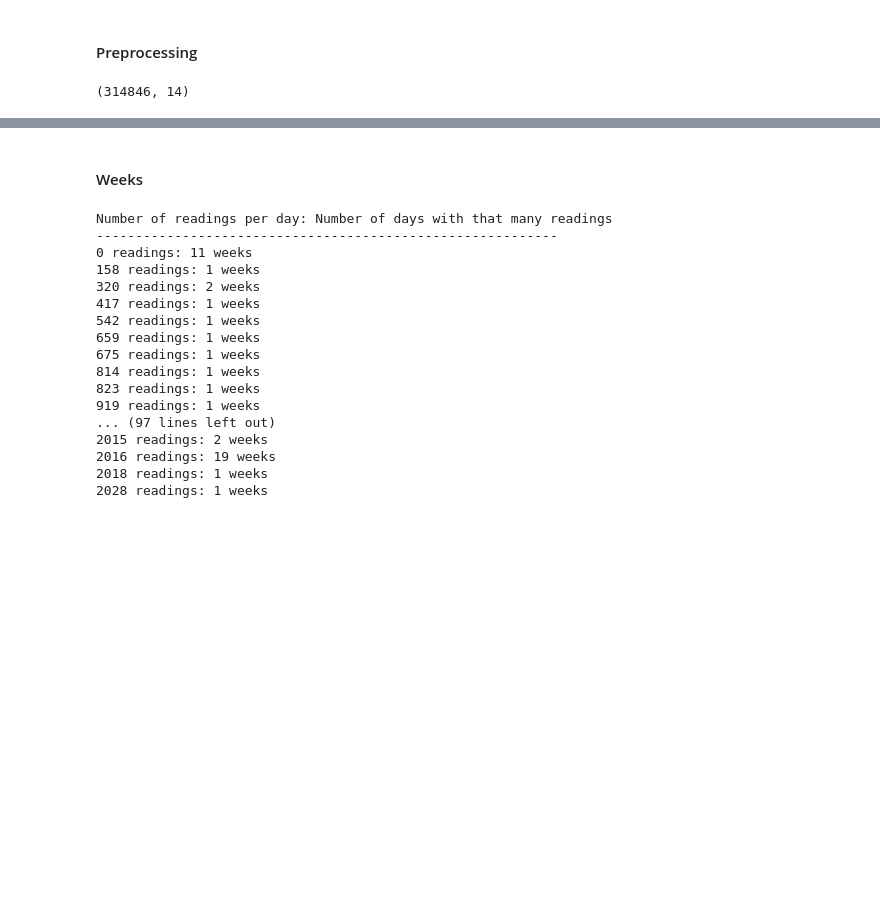
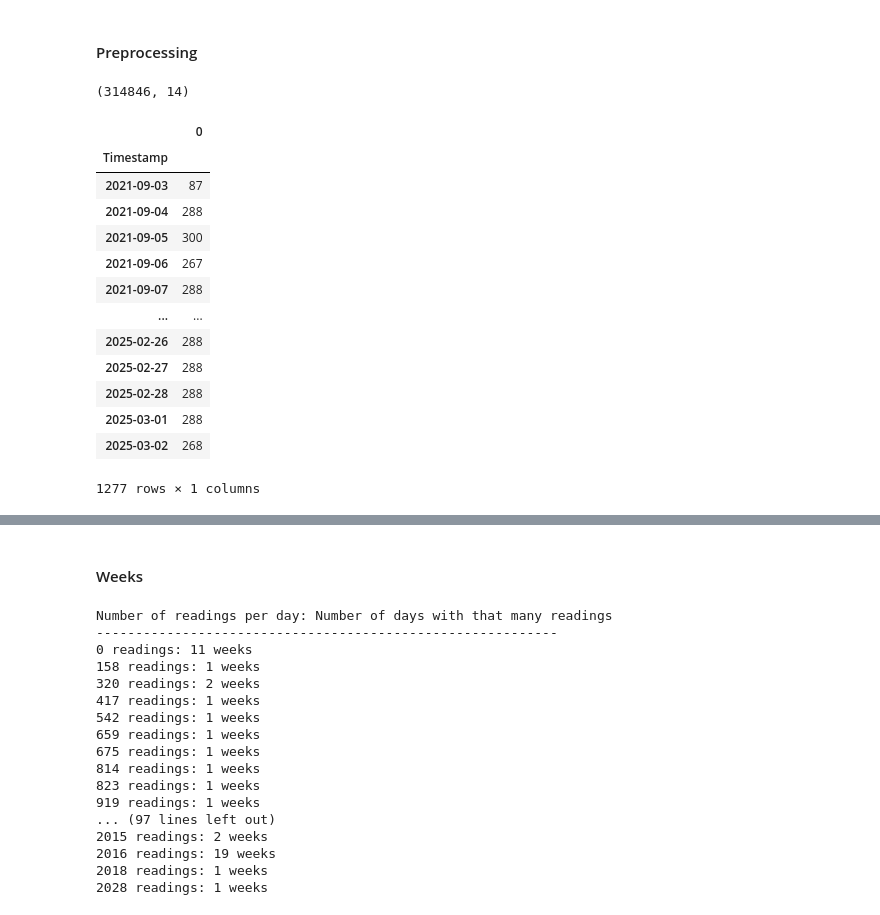
Before and after one commit to rjaisinghani99/blood_glucose_forecaster, a Jupyter notebook: Project_Milestone.ipynb, the cells around one changed output, grey strips where cells are left out. Saved outputs shown, nothing was run; the diff lists cells and outputs as text; code cells hidden in the pictures; blank space fills up the shorter version.

```diff
--- a/Project_Milestone.ipynb
+++ b/Project_Milestone.ipynb
@@ -34,3 +35,20 @@ dexcom_df.loc[dexcom_df['Glucose Value (mg/dL)'] == 'High', 'Glucose Value (mg/d
 dexcom_df['Glucose Value (mg/dL)'] = dexcom_df['Glucose Value (mg/dL)'].astype(int)
 # %%
 dexcom_df['Timestamp'] = pd.to_datetime(dexcom_df['Timestamp (YYYY-MM-DDThh:mm:ss)'])
+# %%
+daily_counts
+# %% [output]
+|  | 0 |
+| Timestamp |  |
+| 2021-09-03 | 87 |
+| 2021-09-04 | 288 |
+| 2021-09-05 | 300 |
+| 2021-09-06 | 267 |
+| 2021-09-07 | 288 |
+| ... | ... |
+| 2025-02-26 | 288 |
+| 2025-02-27 | 288 |
+| 2025-02-28 | 288 |
+| 2025-03-01 | 288 |
+| 2025-03-02 | 268 |
+1277 rows × 1 columns
```
Also changed, not shown: parts of 5 cells of this notebook, 4 other files.
